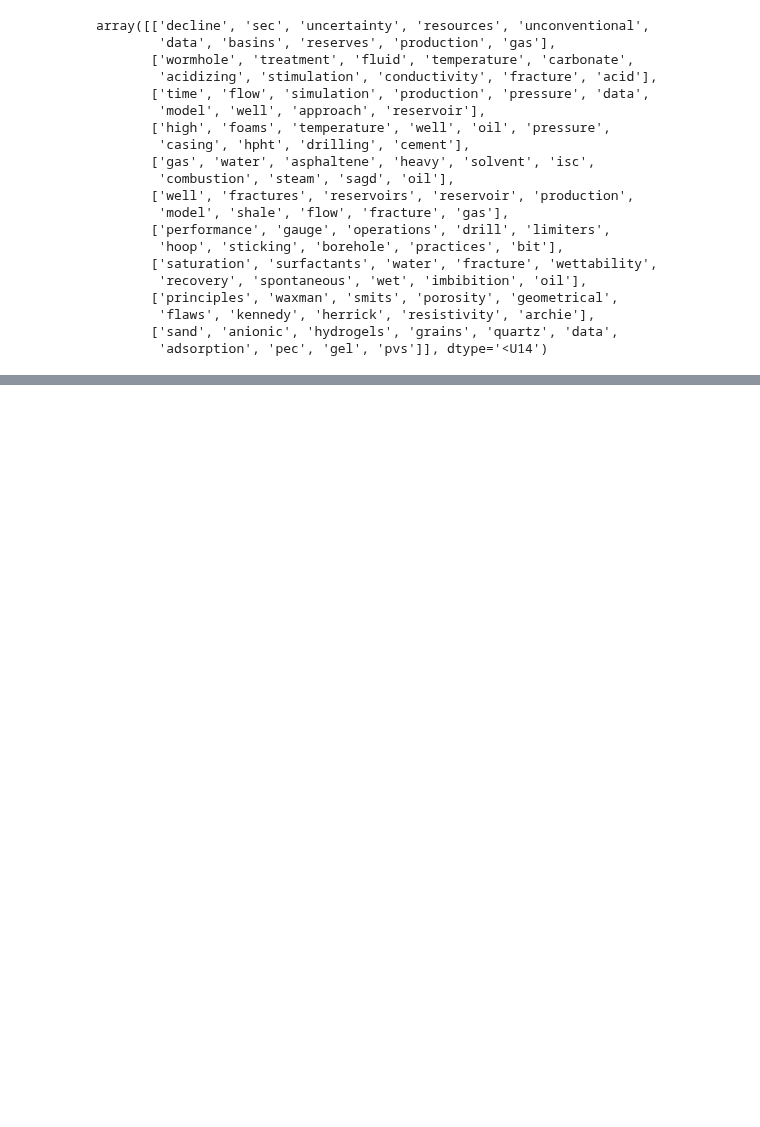
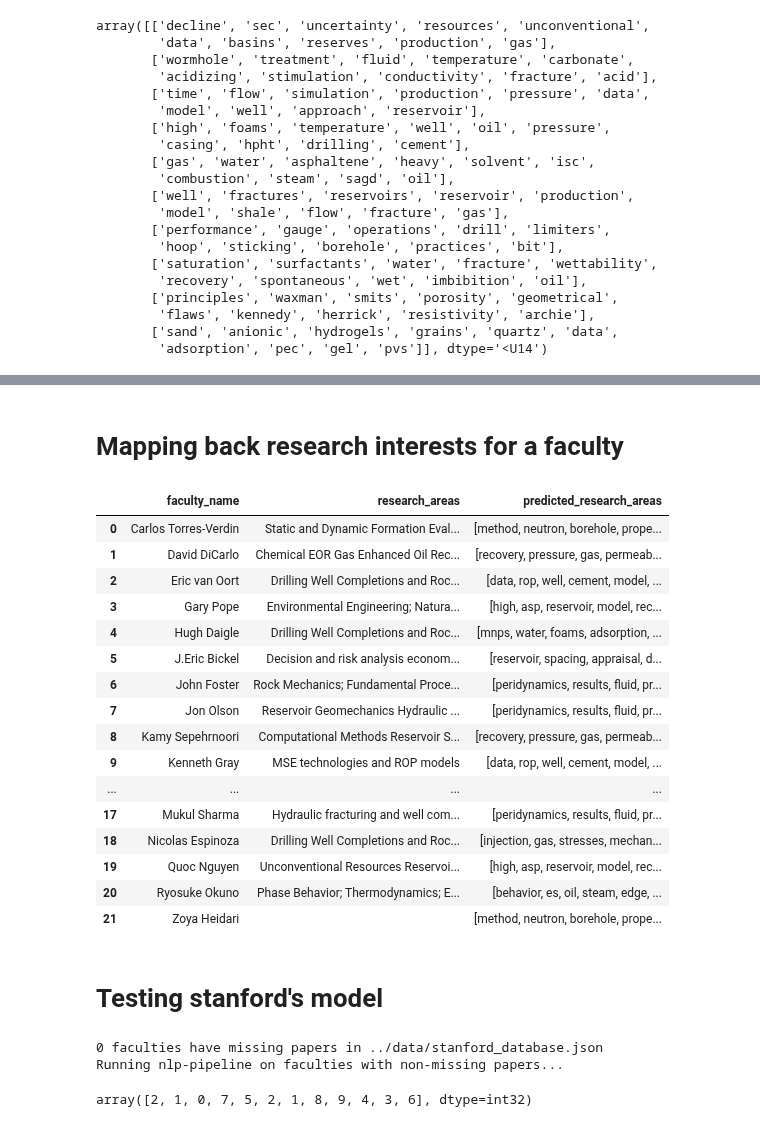
Before and after one commit to neha8anand/professor-profiler, a Jupyter notebook: src/tamu_model_test.ipynb, the cells around one changed output, grey strips where cells are left out. Cells and saved outputs as stored; diff of their text form; code cells hidden in the pictures; blank space fills up the shorter version.

Commit message:
Add model testing code

```diff
--- a/src/tamu_model_test.ipynb
+++ b/src/tamu_model_test.ipynb
@@ -251,0 +260,5 @@ array([['production', 'fracture', 'models', 'reservoirs', 'simulation',
+# %%
+vectorizer, matrix = get_data('../data/ut_database.json')
+model = MyModel(10)
+y_pred = model.fit_predict(matrix)
+y_pred
@@ -251,0 +270,3 @@ array([['production', 'fracture', 'models', 'reservoirs', 'simulation',
+# %%
+top_ten_features = model.top_n_features(vectorizer.vocabulary_, 10)
+top_ten_features
@@ -251,0 +291,28 @@ array([['production', 'fracture', 'models', 'reservoirs', 'simulation',
+# %% [markdown]
+# Mapping back research interests for a faculty
+# %%
+ut_df = database_cleaner('../data/ut_database.json')
+ut_df = ut_df[['faculty_name', 'research_areas', 'paper_titles', 'abstracts']]
+ut_df['cluster_number'] = y_pred
+ut_df['predicted_research_areas'] = [top_ten_features[num] for num in ut_df['cluster_number']]
+ut_df[['faculty_name', 'research_areas', 'predicted_research_areas']]
+# %% [output]
+|  | faculty_name | research_areas | predicted_research_areas |
+| 0 | Carlos Torres-Verdin | Static and Dynamic Formation Eval... | [method, neutron, borehole, prope... |
+| 1 | David DiCarlo | Chemical EOR Gas Enhanced Oil Rec... | [recovery, pressure, gas, permeab... |
+| 2 | Eric van Oort | Drilling Well Completions and Roc... | [data, rop, well, cement, model, ... |
+| 3 | Gary Pope | Environmental Engineering; Natura... | [high, asp, reservoir, model, rec... |
+| 4 | Hugh Daigle | Drilling Well Completions and Roc... | [mnps, water, foams, adsorption, ... |
+| 5 | J.Eric Bickel | Decision and risk analysis econom... | [reservoir, spacing, appraisal, d... |
+| 6 | John Foster | Rock Mechanics; Fundamental Proce... | [peridynamics, results, fluid, pr... |
+| 7 | Jon Olson | Reservoir Geomechanics Hydraulic ... | [peridynamics, results, fluid, pr... |
+| 8 | Kamy Sepehrnoori | Computational Methods Reservoir S... | [recovery, pressure, gas, permeab... |
+| 9 | Kenneth Gray | MSE technologies and ROP models | [data, rop, well, cement, model, ... |
+| ... | ... | ... | ... |
+| 17 | Mukul Sharma | Hydraulic fracturing and well com... | [peridynamics, results, fluid, pr... |
+| 18 | Nicolas Espinoza | Drilling Well Completions and Roc... | [injection, gas, stresses, mechan... |
+| 19 | Quoc Nguyen | Unconventional Resources Reservoi... | [high, asp, reservoir, model, rec... |
+| 20 | Ryosuke Okuno | Phase Behavior; Thermodynamics; E... | [behavior, es, oil, steam, edge, ... |
+| 21 | Zoya Heidari |  | [method, neutron, borehole, prope... |
+# %% [markdown]
+# Testing stanford's model
@@ -251,0 +322,9 @@ array([['production', 'fracture', 'models', 'reservoirs', 'simulation',
+# %%
+vectorizer, matrix = get_data('../data/stanford_database.json')
+model = MyModel(10)
+y_pred = model.fit_predict(matrix)
+y_pred
+# %% [output]
+0 faculties have missing papers in ../data/stanford_database.json
+Running nlp-pipeline on faculties with non-missing papers...
+array([2, 1, 0, 7, 5, 2, 1, 8, 9, 4, 3, 6], dtype=int32)
```
Also changed, not shown: parts of 10 cells of this notebook.
